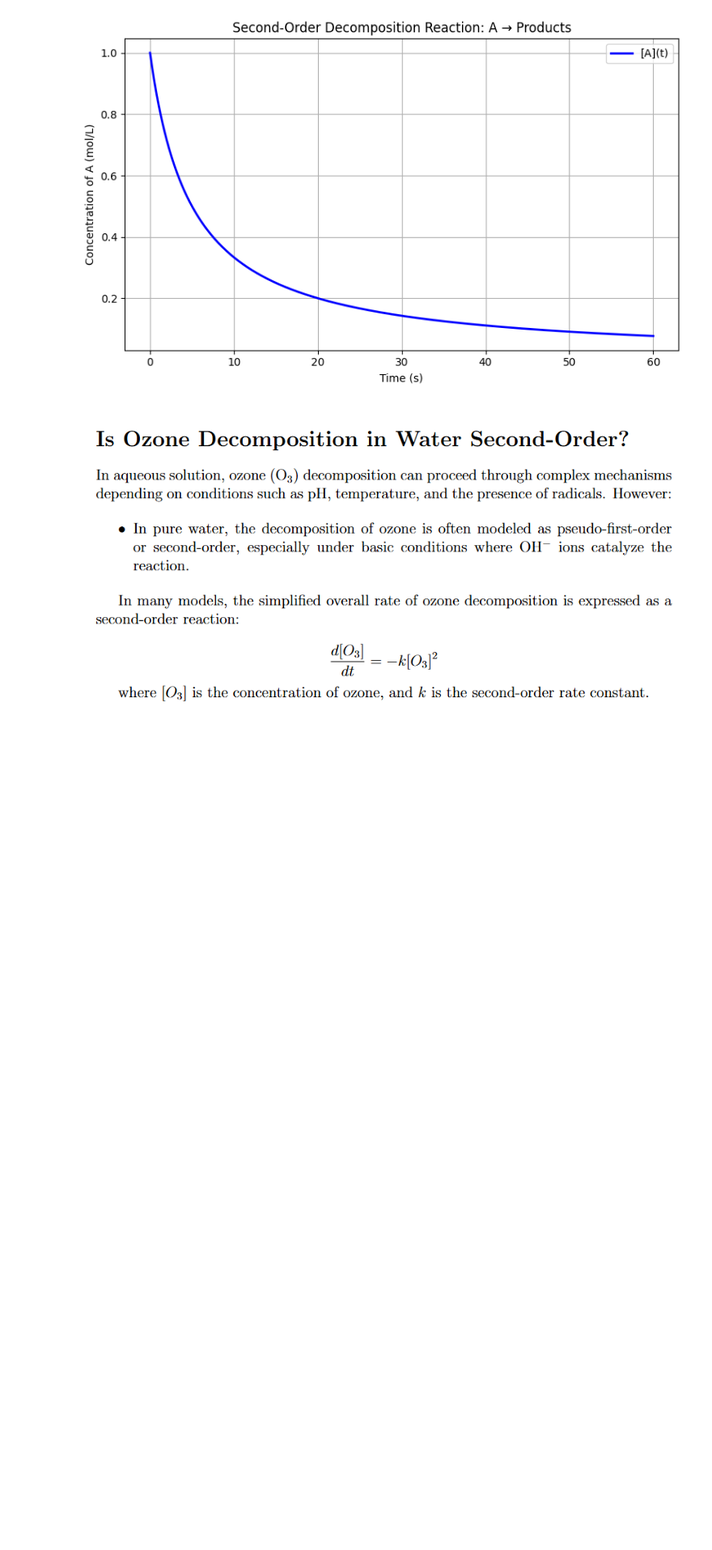
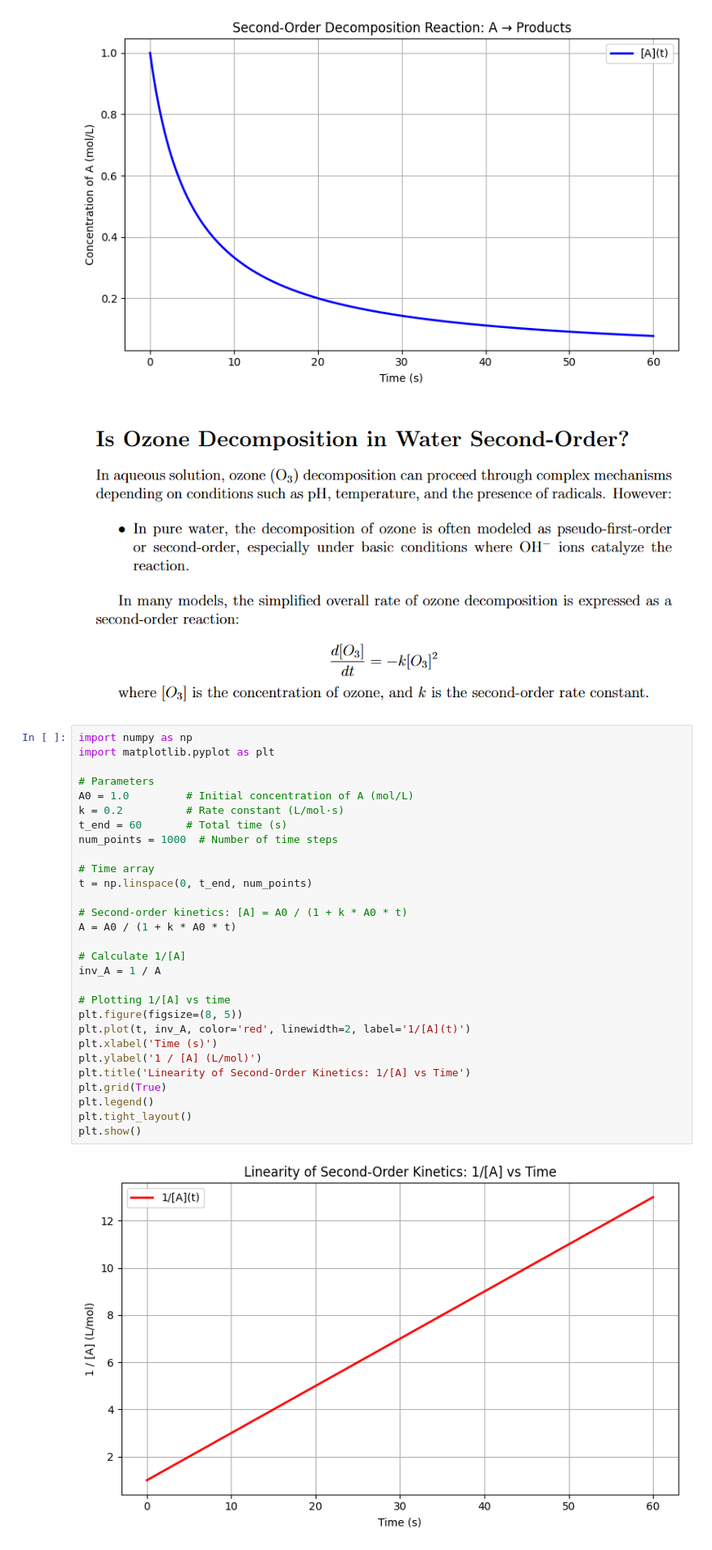
Before and after one commit to davidebtt/chemical_pycode, a Jupyter notebook: second_order_decomposition_reaction.ipynb, the cells around one changed output. Shown at 81% size. Saved outputs shown, nothing was run; the diff lists cells and outputs as text; blank space fills up the shorter version.

```diff
--- a/second_order_decomposition_reaction.ipynb
+++ b/second_order_decomposition_reaction.ipynb
@@ -32,3 +32,34 @@ plt.show()
 [figure]
 # %% [markdown]
 ![image.png](embedded-picture-1)
+# %%
+import numpy as np
+import matplotlib.pyplot as plt
+
+# Parameters
+A0 = 1.0         # Initial concentration of A (mol/L)
+k = 0.2          # Rate constant (L/mol·s)
+t_end = 60       # Total time (s)
+num_points = 1000  # Number of time steps
+
+# Time array
+t = np.linspace(0, t_end, num_points)
+
+# Second-order kinetics: [A] = A0 / (1 + k * A0 * t)
+A = A0 / (1 + k * A0 * t)
+
+# Calculate 1/[A]
+inv_A = 1 / A
+
+# Plotting 1/[A] vs time
+plt.figure(figsize=(8, 5))
+plt.plot(t, inv_A, color='red', linewidth=2, label='1/[A](t)')
+plt.xlabel('Time (s)')
+plt.ylabel('1 / [A] (L/mol)')
+plt.title('Linearity of Second-Order Kinetics: 1/[A] vs Time')
+plt.grid(True)
+plt.legend()
+plt.tight_layout()
+plt.show()
+# %% [output]
+[figure, added]
```
